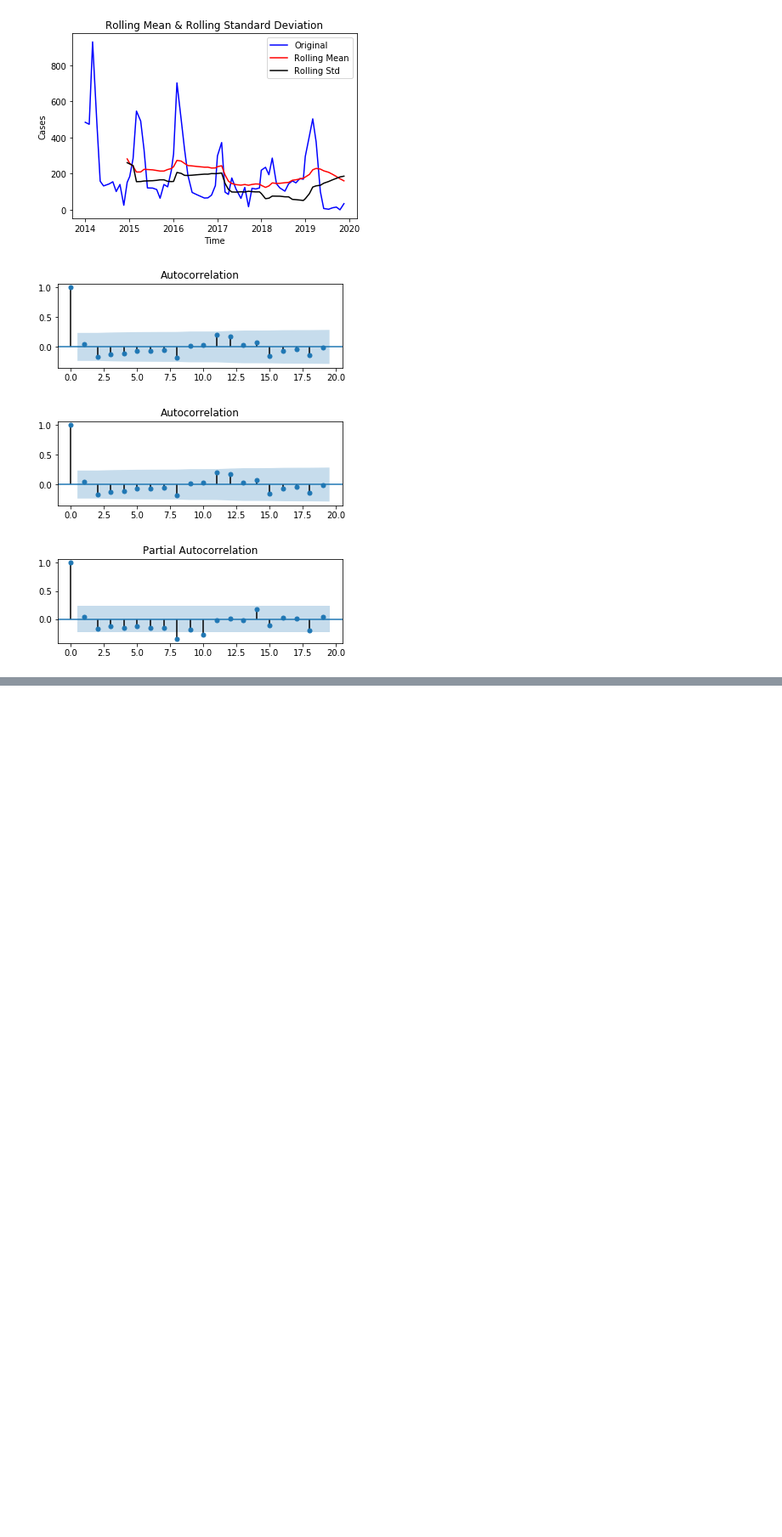
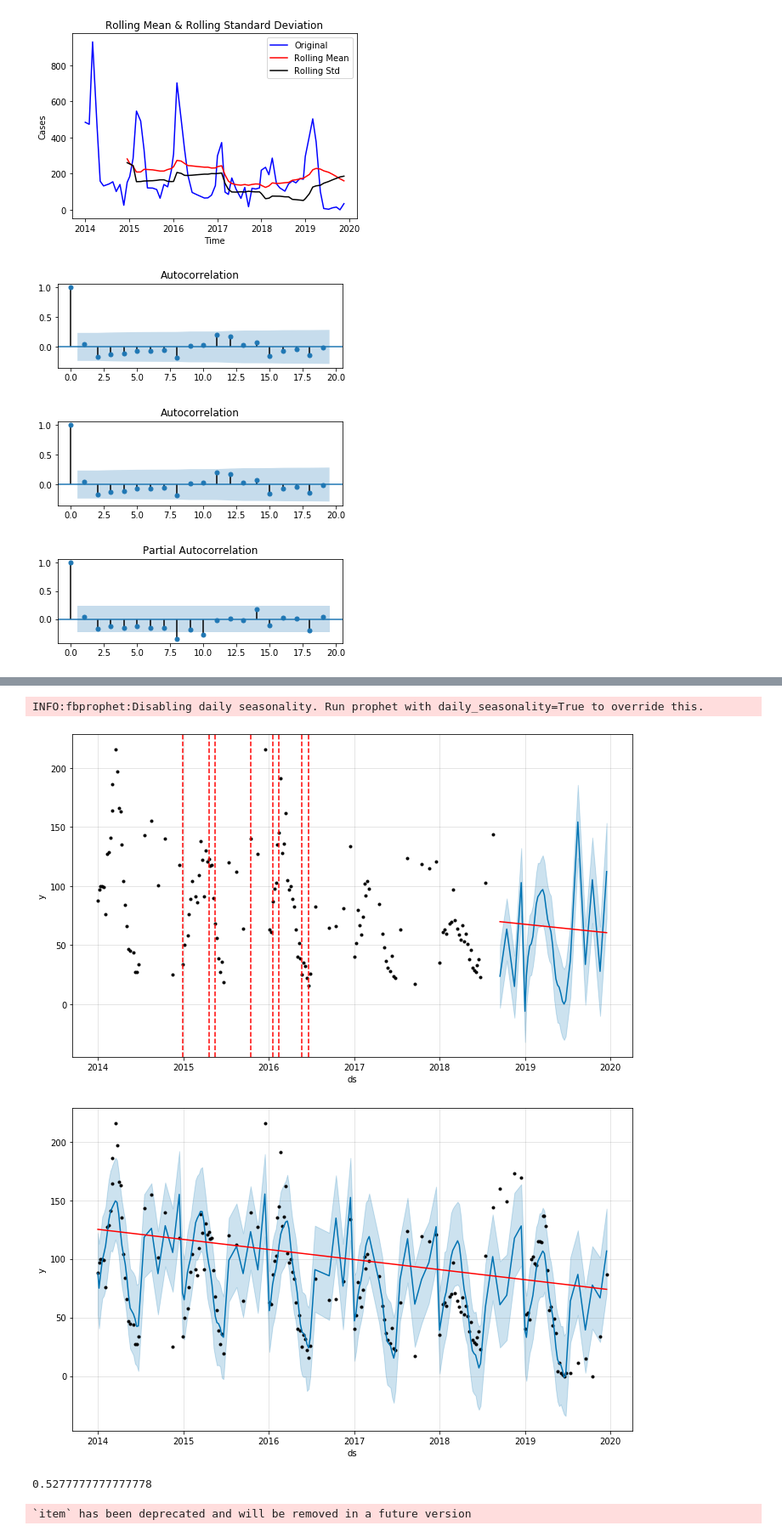
Before and after one commit to amirgamil/Meningitis-Analysis, a Jupyter notebook: Code/Autoregressive Models.ipynb, the cells around one changed output, grey strips where cells are left out. Shown: that part at 85% size. Saved outputs shown, nothing was run; the diff lists cells and outputs as text; code cells hidden in the pictures; blank space fills up the shorter version.

```diff
--- a/Code/Autoregressive Models.ipynb
+++ b/Code/Autoregressive Models.ipynb
@@ -179,0 +338,13 @@ Now that we've made our data stationary, a potential starting point could be ARI
+# %%
+m = Prophet(changepoint_range=0.8, changepoint_prior_scale=0.7)
+burkina_faso_prophet = burkina_faso.reset_index()
+burkina_faso_prophet = burkina_faso_prophet.rename(columns={"Date":"ds", "Cases":"y"})
+train_burkina = burkina_faso_prophet[:separation]
+test_burkina = burkina_faso_prophet[separation:]
+test_burkina = test_burkina.drop(columns=["y"])
+test_burkina = test_burkina.reset_index()
+#start by fitting the model on a dataframe with two columns: ds (containing dates) and y (containing the numeric data
+#we are trying to forecast)
+m.fit(train_burkina)
+obs = test_states.iloc[-4:].reset_index(drop=True)
+print(burkina_faso_prophet.iloc[-4:])
@@ -179,0 +358,31 @@ Now that we've made our data stationary, a potential starting point could be ARI
+# %%
+#to forecast, we pass in a dataframe with the dates we want to forecast
+future = m.make_future_dataframe(periods=30)
+
+#pass in this dataframe into predict function which returns a new dataframe with a column yhat of predicted values
+# as well as columns for uncertainties and confidence levels
+forecast = m.predict(test_burkina)
+forecast.head()
+fig1 = m.plot(forecast)
+a = add_changepoints_to_plot(fig1.gca(), m, forecast)
+
+model_fitted_over_entire_data = Prophet()
+model_fitted_over_entire_data.fit(burkina_faso_prophet)
+forecast_data = model_fitted_over_entire_data.predict(burkina_faso_prophet)
+fig2 = model_fitted_over_entire_data.plot(forecast_data)
+a2 = a = add_changepoints_to_plot(fig2.gca(), model_fitted_over_entire_data, forecast_data)
+# %% [output]
+INFO:fbprophet:Disabling daily seasonality. Run prophet with daily_seasonality=True to override this.
+[figure, added]
+[figure, added]
+# %%
+#To check accuracy with the model
+correct = 0
+for i in range(len(forecast)):
+    date = forecast.loc[i]["ds"]
+    predicted = forecast.loc[forecast["ds"] == date, "yhat"].item()
+    correct += compare_predicted_state_to_ground_truth(predicted, test_states.iloc[i])
+print(correct/len(forecast))
+# %% [output]
+0.5277777777777778
+`item` has been deprecated and will be removed in a future version
```
Also changed, not shown: parts of 17 cells of this notebook.
